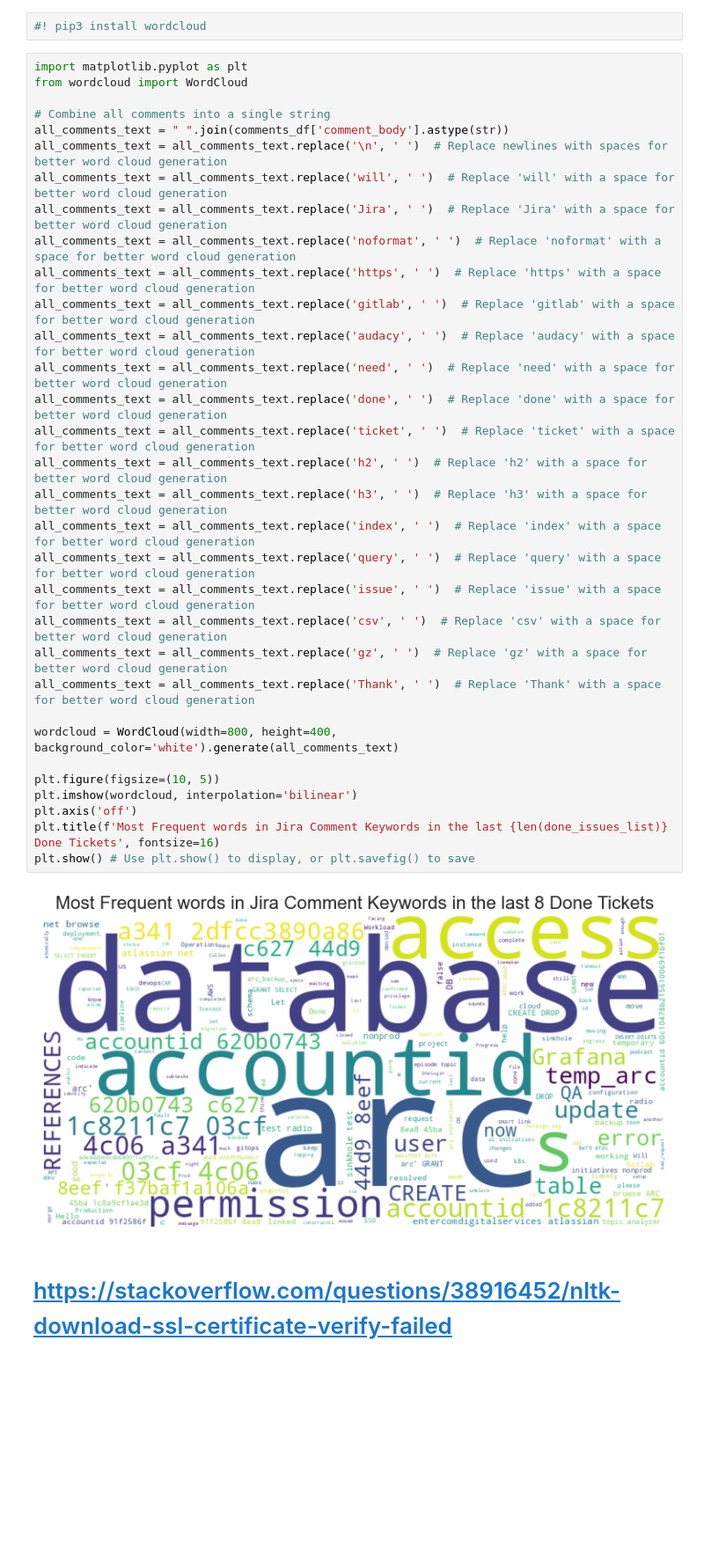
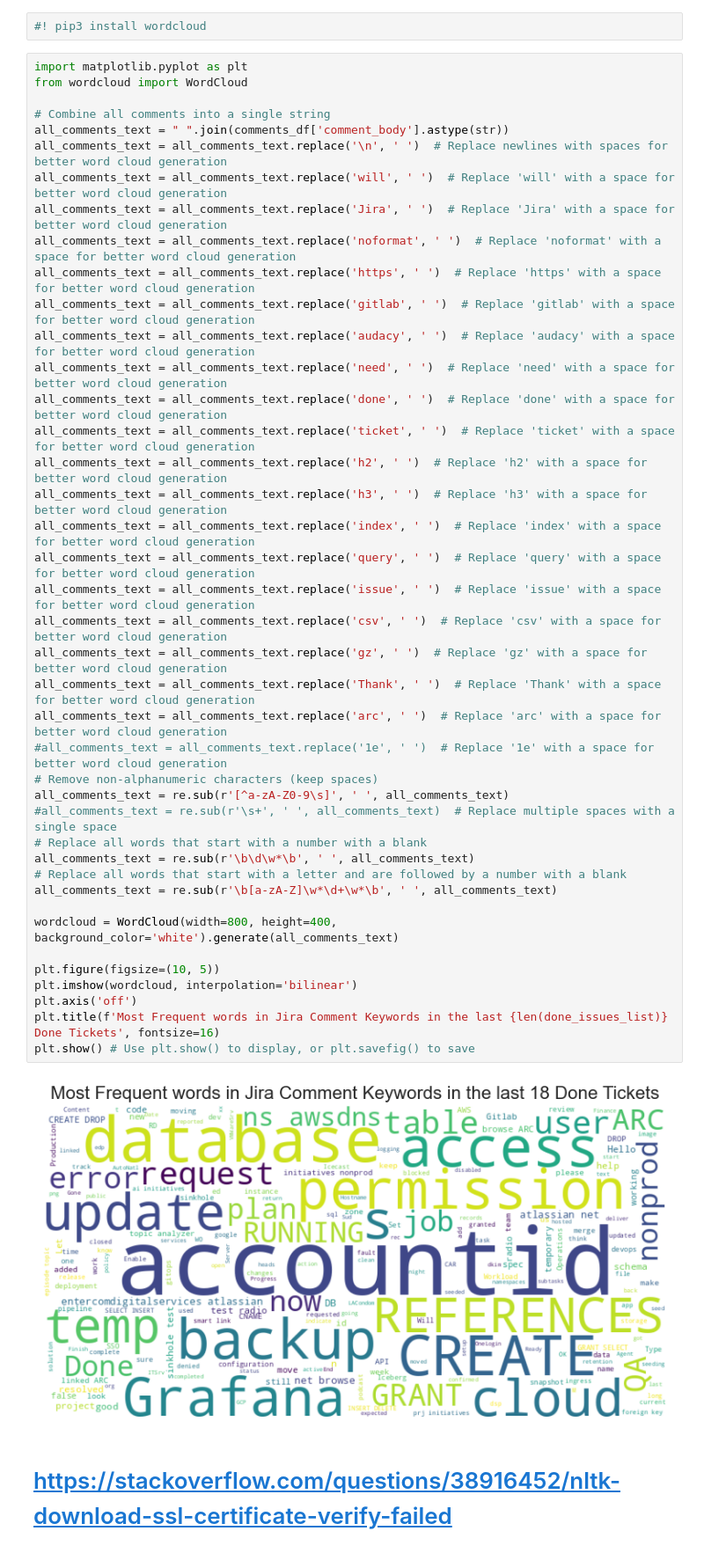
Before and after one commit to jorgeerodriguez/Jira, a Jupyter notebook: Jira.ipynb, the cells around one changed output. Shown at 88% size. Drawn from its saved outputs; the diff is of its cells as text; blank space fills up the shorter version.

Commit message:
fixed NLP for cloud watch

```diff
--- a/Jira.ipynb
+++ b/Jira.ipynb
@@ -3517,34 +3557,43 @@ from wordcloud import WordCloud
 
 # Combine all comments into a single string
 all_comments_text = " ".join(comments_df['comment_body'].astype(str))
 all_comments_text = all_comments_text.replace('\n', ' ')  # Replace newlines with spaces for better word cloud generation
 all_comments_text = all_comments_text.replace('will', ' ')  # Replace 'will' with a space for better word cloud generation
 all_comments_text = all_comments_text.replace('Jira', ' ')  # Replace 'Jira' with a space for better word cloud generation
 all_comments_text = all_comments_text.replace('noformat', ' ')  # Replace 'noformat' with a space for better word cloud generation
 all_comments_text = all_comments_text.replace('https', ' ')  # Replace 'https' with a space for better word cloud generation
 all_comments_text = all_comments_text.replace('gitlab', ' ')  # Replace 'gitlab' with a space for better word cloud generation
 all_comments_text = all_comments_text.replace('audacy', ' ')  # Replace 'audacy' with a space for better word cloud generation
 all_comments_text = all_comments_text.replace('need', ' ')  # Replace 'need' with a space for better word cloud generation
 all_comments_text = all_comments_text.replace('done', ' ')  # Replace 'done' with a space for better word cloud generation
 all_comments_text = all_comments_text.replace('ticket', ' ')  # Replace 'ticket' with a space for better word cloud generation
 all_comments_text = all_comments_text.replace('h2', ' ')  # Replace 'h2' with a space for better word cloud generation
 all_comments_text = all_comments_text.replace('h3', ' ')  # Replace 'h3' with a space for better word cloud generation
 all_comments_text = all_comments_text.replace('index', ' ')  # Replace 'index' with a space for better word cloud generation
 all_comments_text = all_comments_text.replace('query', ' ')  # Replace 'query' with a space for better word cloud generation
 all_comments_text = all_comments_text.replace('issue', ' ')  # Replace 'issue' with a space for better word cloud generation
 all_comments_text = all_comments_text.replace('csv', ' ')  # Replace 'csv' with a space for better word cloud generation
 all_comments_text = all_comments_text.replace('gz', ' ')  # Replace 'gz' with a space for better word cloud generation
 all_comments_text = all_comments_text.replace('Thank', ' ')  # Replace 'Thank' with a space for better word cloud generation
+all_comments_text = all_comments_text.replace('arc', ' ')  # Replace 'arc' with a space for better word cloud generation
+#all_comments_text = all_comments_text.replace('1e', ' ')  # Replace '1e' with a space for better word cloud generation
+# Remove non-alphanumeric characters (keep spaces)
+all_comments_text = re.sub(r'[^a-zA-Z0-9\s]', ' ', all_comments_text)
+#all_comments_text = re.sub(r'\s+', ' ', all_comments_text)  # Replace multiple spaces with a single space
+# Replace all words that start with a number with a blank
+all_comments_text = re.sub(r'\b\d\w*\b', ' ', all_comments_text)
+# Replace all words that start with a letter and are followed by a number with a blank
+all_comments_text = re.sub(r'\b[a-zA-Z]\w*\d+\w*\b', ' ', all_comments_text)
 
 wordcloud = WordCloud(width=800, height=400, background_color='white').generate(all_comments_text)
 
 plt.figure(figsize=(10, 5))
 plt.imshow(wordcloud, interpolation='bilinear')
 plt.axis('off')
 plt.title(f'Most Frequent words in Jira Comment Keywords in the last {len(done_issues_list)} Done Tickets', fontsize=16)
 plt.show() # Use plt.show() to display, or plt.savefig() to save
 # %% [output]
-[figure, old version]
+[figure, new version]
 # %% [markdown]
 # https://stackoverflow.com/questions/38916452/nltk-download-ssl-certificate-verify-failed
 # %% [markdown]
```
Also changed, not shown: parts of 95 cells of this notebook.
